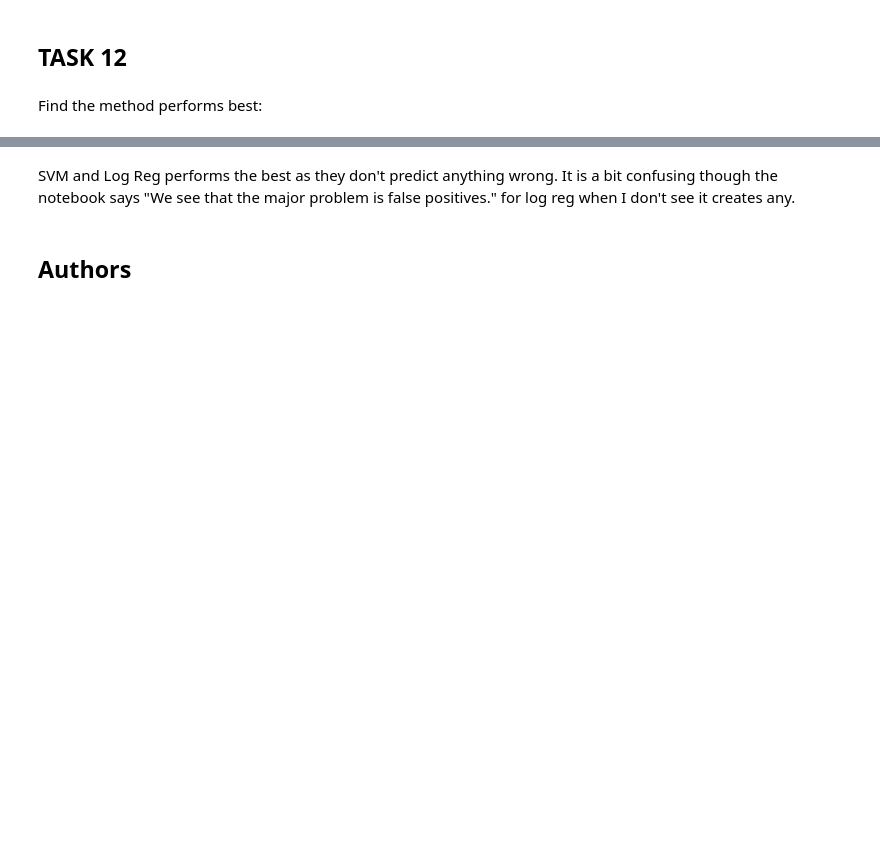
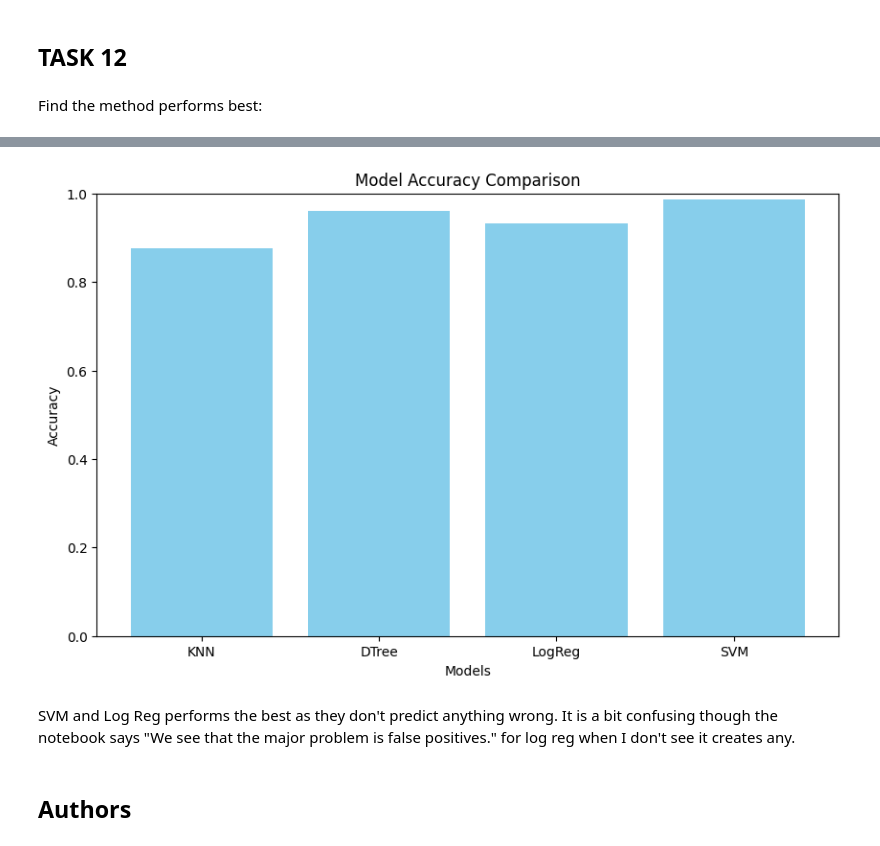
Before and after one commit to Myokom/IBM_DataScience_Capstone, a Jupyter notebook: SpaceX_Machine_Learning_Prediction_Part_5.jupyterlite.ipynb, the cells around one changed output, grey strips where cells are left out. Saved outputs shown, nothing was run; the diff lists cells and outputs as text; code cells hidden in the pictures; blank space fills up the shorter version.

```diff
--- a/SpaceX_Machine_Learning_Prediction_Part_5.jupyterlite.ipynb
+++ b/SpaceX_Machine_Learning_Prediction_Part_5.jupyterlite.ipynb
@@ -409,5 +411,18 @@ models_df
 | 2 | LogReg | 0.932143 |
 | 0 | KNN | 0.875000 |
+# %%
+import matplotlib.pyplot as plt
+
+# Creating a bar chart
+plt.figure(figsize=(10, 6))
+plt.bar(models.keys(), models.values(), color='skyblue')
+plt.xlabel('Models')
+plt.ylabel('Accuracy')
+plt.title('Model Accuracy Comparison')
+plt.ylim(0, 1)  # Setting the y-axis limit from 0 to 1 as accuracy ranges from 0 to 1
+plt.show()
+# %% [output]
+[figure, added]
 # %% [markdown]
 SVM and Log Reg performs the best as they don't predict anything wrong. It is a bit confusing though the notebook says "We see that the major problem is false positives." for log reg when I don't see it creates any.
 # %% [markdown]
```
Also changed, not shown: parts of 5 cells of this notebook, 1 other file.
